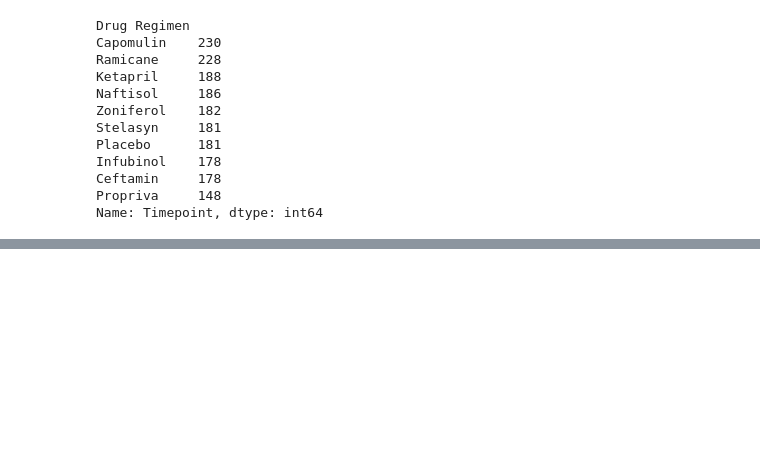
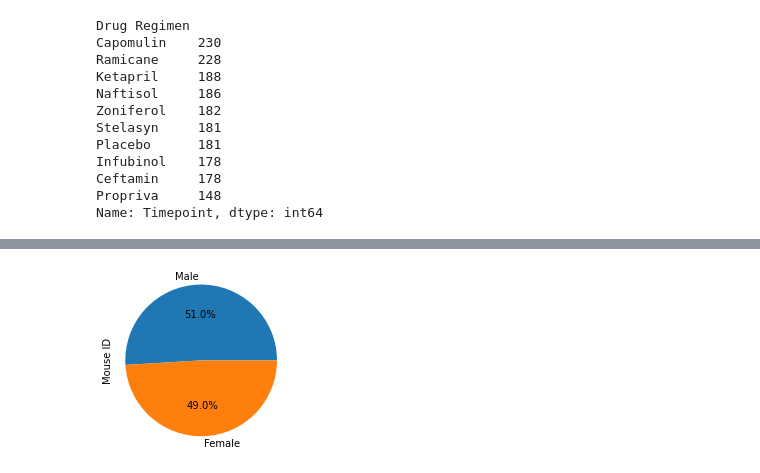
Before and after one commit to jananeesaranraj/Matplotlib, a Jupyter notebook: Pymaceuticals/Pymaceuticals.ipynb, the cells around one changed output, grey strips where cells are left out. Cells and saved outputs as stored; diff of their text form; code cells hidden in the pictures; blank space fills up the shorter version.

```diff
--- a/Pymaceuticals/Pymaceuticals.ipynb
+++ b/Pymaceuticals/Pymaceuticals.ipynb
@@ -195,0 +214,10 @@ plt.tight_layout()
+# %%
+# Generate a pie plot showing the distribution of female versus male mice using Pandas
+gender_df = df.groupby("Sex").count()["Mouse ID"]
+gender_df = gender_df.sort_values(ascending=False)
+# %%
+gender_chart = gender_df.plot(kind="pie",y="sex", autopct ="%1.1f%%",figsize=(3,3))
+plt.axis("equal")
+plt.show()
+# %% [output]
+[figure, added]
```
Also changed, not shown: parts of 14 cells of this notebook.
